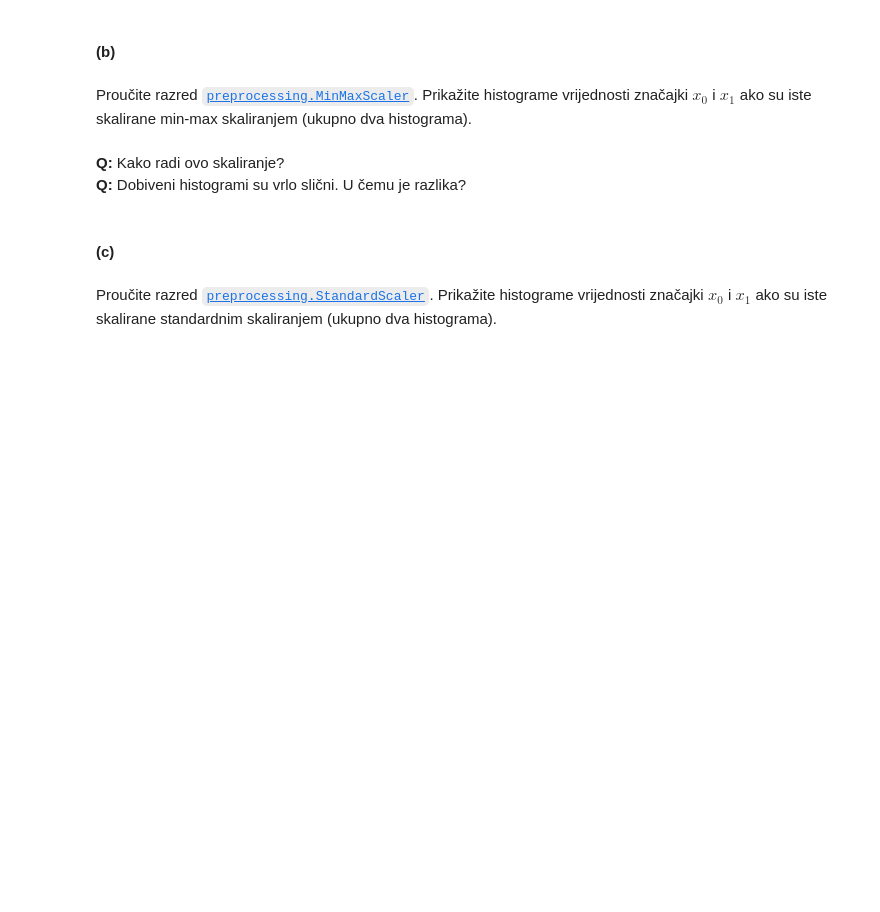
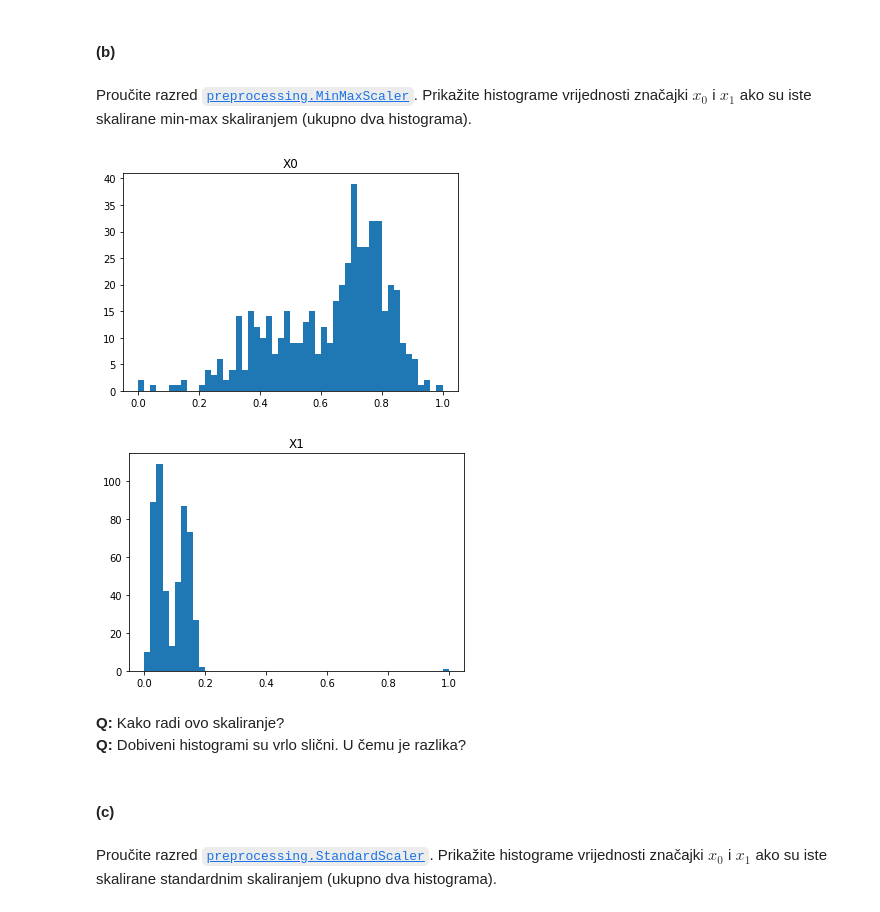
Before and after one commit to mateoim/su-lab-20-21, a Jupyter notebook: lab03/SU-2020-LAB03-0036509386.ipynb, the cells around one changed output. Cells and saved outputs as stored; diff of their text form; code cells hidden in the pictures; blank space fills up the shorter version.

```diff
--- a/lab03/SU-2020-LAB03-0036509386.ipynb
+++ b/lab03/SU-2020-LAB03-0036509386.ipynb
@@ -340,3 +345,17 @@ from sklearn.preprocessing import MinMaxScaler
+# %%
+from sklearn.preprocessing import MinMaxScaler
+
+def plot_scaled(X, scaler_class):
+    scaler4func = scaler_class()
+    X_transformed4func = scaler4func.fit_transform(X)
+
+    plot_hist(X_transformed4func, 0)
+    plot_hist(X_transformed4func, 1)
+
+plot_scaled(X, MinMaxScaler)
+# %% [output]
+[figure, added]
+[figure, added]
 # %% [markdown]
 **Q:** Kako radi ovo skaliranje? <br>
 **Q:** Dobiveni histogrami su vrlo slični. U čemu je razlika? <br>
```
Also changed, not shown: parts of 5 cells of this notebook.
